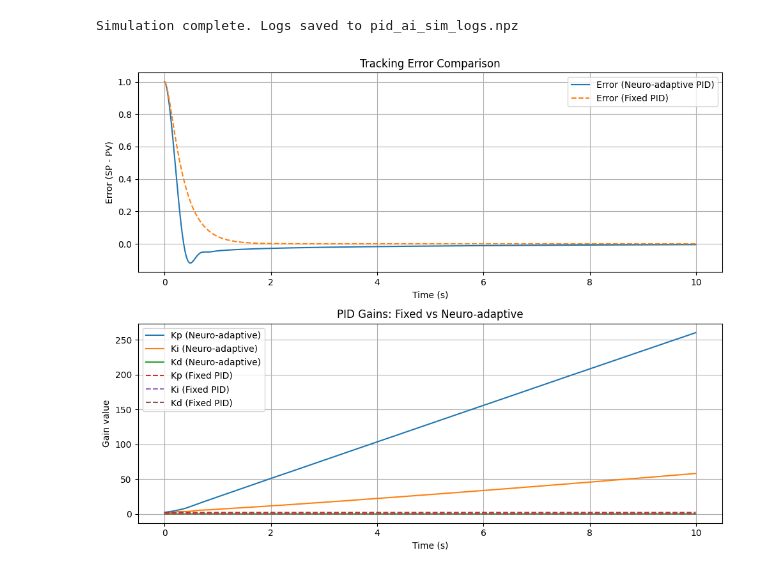
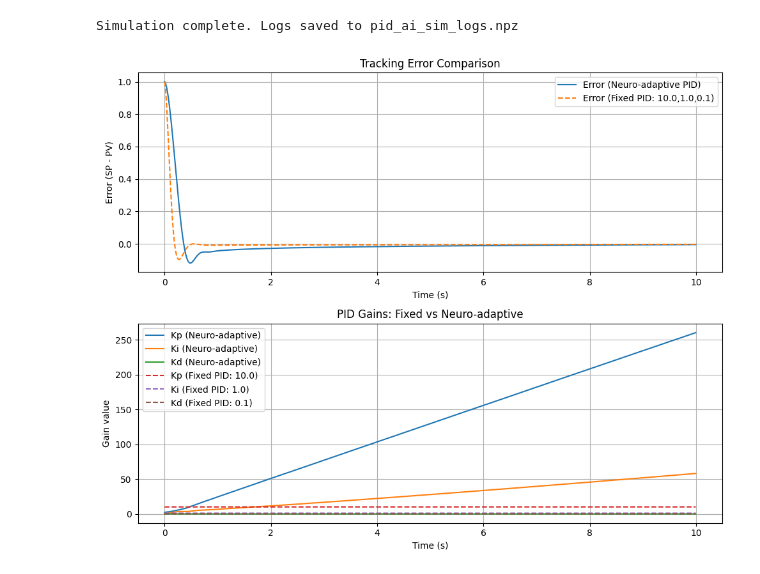
Before and after one commit to Omri-Naishtein/Neuro-PID, a Jupyter notebook: PID_inside_loop_ML.ipynb, the cells around one changed output. Cells and saved outputs as stored; diff of their text form; code cells hidden in the pictures.

```diff
--- a/PID_inside_loop_ML.ipynb
+++ b/PID_inside_loop_ML.ipynb
@@ -162,52 +160,56 @@ Simulation complete. Logs saved to pid_ai_sim_logs.npz
 # %%
 import matplotlib.pyplot as plt
 
-# Simulate fixed PID for error comparison
+# Fixed PID gains
+Kp_fixed = 10.0
+Ki_fixed = 1.0
+Kd_fixed = 0.1
+
+# Prepare fixed PID gain logs
+kp_fixed_log = [Kp_fixed]*len(times)
+ki_fixed_log = [Ki_fixed]*len(times)
+kd_fixed_log = [Kd_fixed]*len(times)
+
+# Plot both subplots in one figure
+fig, axs = plt.subplots(2, 1, figsize=(10,8))
+
+# Subplot 1: Tracking error
+# Simulate fixed PID error
 motor_fixed = SimpleDCMotor(J=motor.J, b=motor.b, Kt=motor.Kt, max_u=motor.max_u)
 pid_fixed = PIDController(Kp=Kp_fixed, Ki=Ki_fixed, Kd=Kd_fixed, integral_limit=100.0)
-
 theta_fixed = 0.0
 omega_fixed = 0.0
 pid_fixed.reset()
 errors_fixed = []
 
 for t in times:
     e_fixed = sp - theta_fixed
     u_fixed = pid_fixed.compute(e_fixed, DT)
     theta_fixed, omega_fixed = motor_fixed.step(u_fixed, DT)
     errors_fixed.append(e_fixed)
 
-# Prepare fixed PID gain logs
-kp_fixed_log = [Kp_fixed]*len(times)
-ki_fixed_log = [Ki_fixed]*len(times)
-kd_fixed_log = [Kd_fixed]*len(times)
-
-# Plot both subplots in one figure
-fig, axs = plt.subplots(2, 1, figsize=(10,8))
-
-# Subplot 1: Tracking error
 axs[0].plot(times, errors, label='Error (Neuro-adaptive PID)')
-axs[0].plot(times, errors_fixed, '--', label='Error (Fixed PID)')
+axs[0].plot(times, errors_fixed, '--', label=f'Error (Fixed PID: {Kp_fixed},{Ki_fixed},{Kd_fixed})')
 axs[0].set_title("Tracking Error Comparison")
 axs[0].set_xlabel("Time (s)")
 axs[0].set_ylabel("Error (SP - PV)")
 axs[0].legend()
 axs[0].grid(True)
 
-# Subplot 2: PID gains
+# Subplot 2: PID gains comparison
 axs[1].plot(times, kp_log, label='Kp (Neuro-adaptive)')
 axs[1].plot(times, ki_log, label='Ki (Neuro-adaptive)')
 axs[1].plot(times, kd_log, label='Kd (Neuro-adaptive)')
-axs[1].plot(times, kp_fixed_log, '--', label='Kp (Fixed PID)')
-axs[1].plot(times, ki_fixed_log, '--', label='Ki (Fixed PID)')
-axs[1].plot(times, kd_fixed_log, '--', label='Kd (Fixed PID)')
+axs[1].plot(times, kp_fixed_log, '--', label=f'Kp (Fixed PID: {Kp_fixed})')
+axs[1].plot(times, ki_fixed_log, '--', label=f'Ki (Fixed PID: {Ki_fixed})')
+axs[1].plot(times, kd_fixed_log, '--', label=f'Kd (Fixed PID: {Kd_fixed})')
 axs[1].set_title("PID Gains: Fixed vs Neuro-adaptive")
 axs[1].set_xlabel("Time (s)")
 axs[1].set_ylabel("Gain value")
 axs[1].legend()
 axs[1].grid(True)
 
 plt.tight_layout()
 plt.show()
 # %% [output]
-[figure, old version]
+[figure, new version]
```
Also changed, not shown: parts of 1 cell of this notebook.
